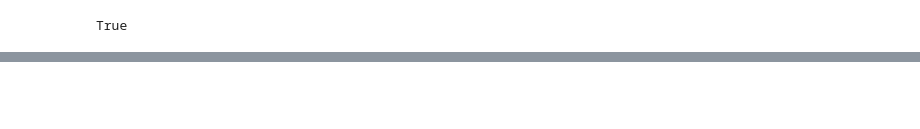
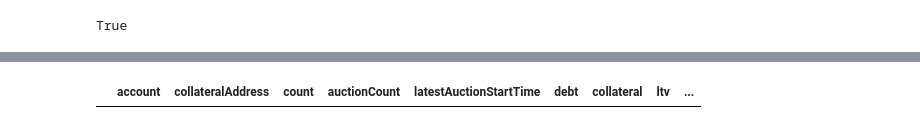
Before and after one commit to smolquants/papr-review-2023-02, a Jupyter notebook: notebook/oracle-manipulation.ipynb, the cells around one changed output, grey strips where cells are left out. Drawn from its saved outputs; the diff is of its cells as text; code cells hidden in the pictures; blank space fills up the shorter version.

```diff
--- a/notebook/oracle-manipulation.ipynb
+++ b/notebook/oracle-manipulation.ipynb
@@ -220,0 +275,9 @@ df_vaults_sorted  # HF < 1 means liquidatable
+# %%
+# get the twat from the pool over last dt seconds by looking at cumulative tick values now vs dt seconds ago
+# NOTE: papr does *not* use historical observations array for Uni pool so slot0.observationCardinality=1; instead papr effectively replicates Uni V2 cumulative tick calcs
+tick_cum_now = pool.observe([0], block_identifier=block_now.number).tickCumulatives[0]
+tick_cum_then = pool.observe([0], block_identifier=block_now.number - (dt // beta)).tickCumulatives[0]
+# %%
+# twat looks close to slot0.tick, which means calc seems right
+twat = (tick_cum_now - tick_cum_then) / dt
+twat
@@ -220,0 +290,6 @@ df_vaults_sorted  # HF < 1 means liquidatable
+# %%
+# calculate the liquidation spot tick for each vault:
+# spot_tick_liq = twat + (dt / beta) * (twat_liq - twat)
+def spot_tick_liq(twat_liq: float) -> int:
+    tick = twat + (dt / beta) * (twat_liq - twat)
+    return int(tick)
@@ -220,0 +310,3 @@ df_vaults_sorted  # HF < 1 means liquidatable
+# %%
+# apply to twat_liqs for new column
+df_vaults_sorted['tick_liq'] = df_vaults_sorted['twat_liq'].apply(lambda twat_liq: spot_tick_liq(twat_liq))
@@ -220,0 +333,5 @@ df_vaults_sorted  # HF < 1 means liquidatable
+# %%
+# none of the existing vaults are liquidatable via oracle manip
+df_vaults_sorted[df_vaults_sorted['tick_liq'] > MIN_TICK]
+# %% [output]
+|  | account | collateralAddress | count | auctionCount | latestAuctionStartTime | debt | collateral | ltv | ... |
```
Also changed, not shown: parts of 27 cells of this notebook, 1 other file.
